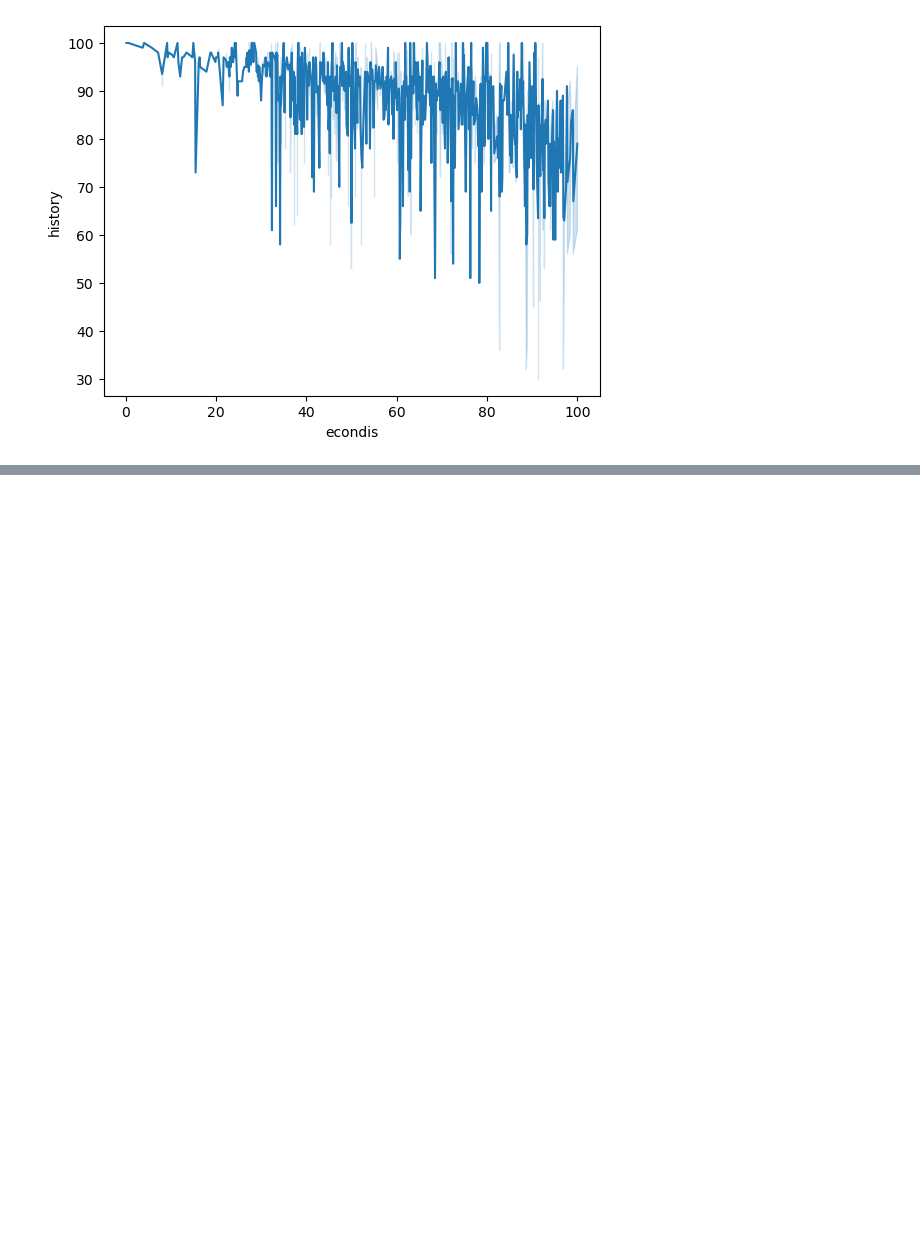
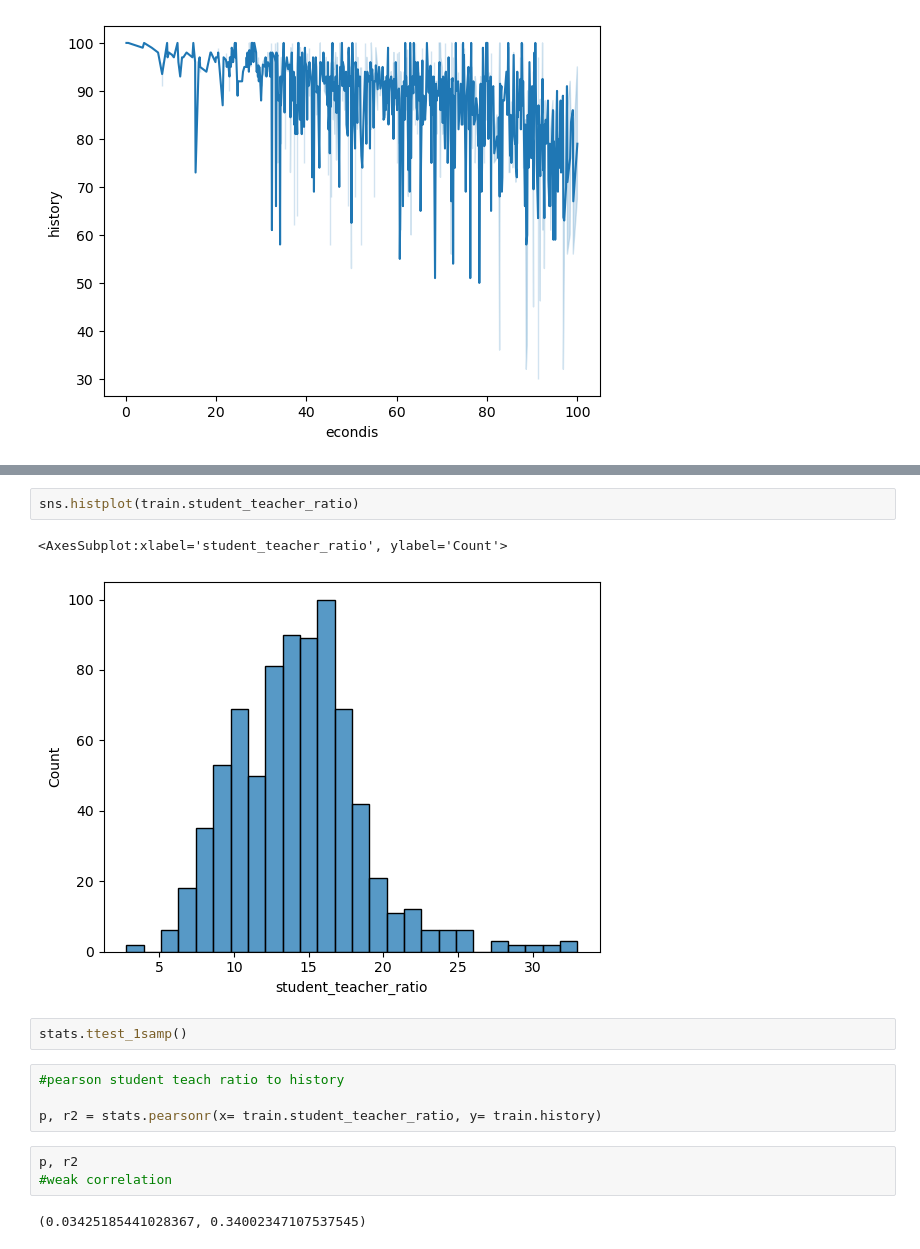
Before and after one commit to college-readiness-preds/capstone_readiness, a Jupyter notebook: stephen_folder/explore.ipynb, the cells around one changed output, grey strips where cells are left out. Cells and saved outputs as stored; diff of their text form; blank space fills up the shorter version.

```diff
--- a/stephen_folder/explore.ipynb
+++ b/stephen_folder/explore.ipynb
@@ -93,0 +167,16 @@ ValueError: Data must be 1-dimensional
+# %%
+sns.histplot(train.student_teacher_ratio)
+# %% [output]
+<AxesSubplot:xlabel='student_teacher_ratio', ylabel='Count'>
+[figure, added]
+# %%
+stats.ttest_1samp()
+# %%
+#pearson student teach ratio to history
+
+p, r2 = stats.pearsonr(x= train.student_teacher_ratio, y= train.history)
+# %%
+p, r2
+#weak correlation
+# %% [output]
+(0.03425185441028367, 0.34002347107537545)
```
Also changed, not shown: parts of 29 cells of this notebook.
